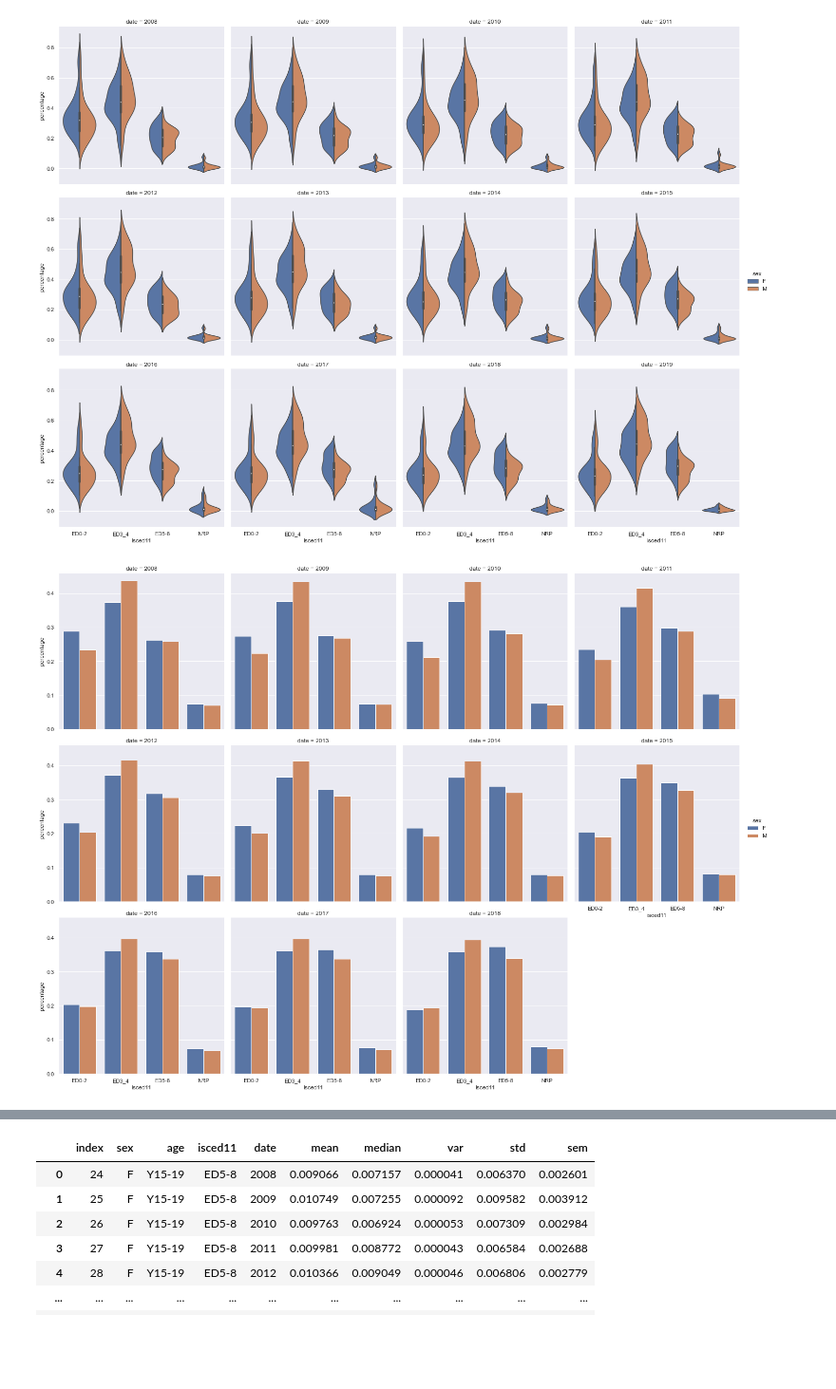
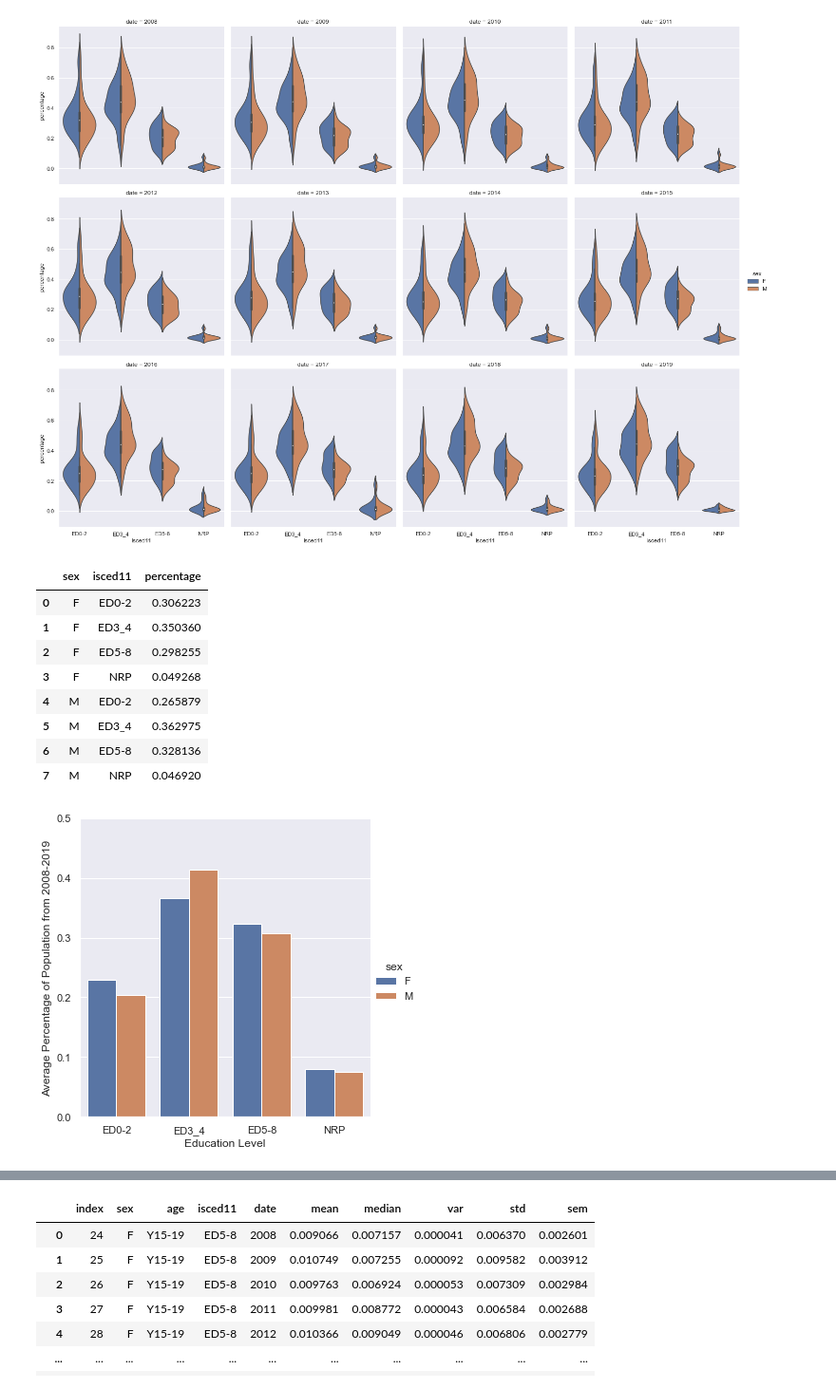
Before and after one commit to ywu223/Capstone1_Compsognathus, a Jupyter notebook: Project_1_LingLv.ipynb, the cells around one changed output, grey strips where cells are left out. Shown at 95% size. Saved outputs shown, nothing was run; the diff lists cells and outputs as text; code cells hidden in the pictures; blank space fills up the shorter version.

```diff
--- a/Project_1_LingLv.ipynb
+++ b/Project_1_LingLv.ipynb
@@ -299,15 +299,28 @@ age = 'Y15-74'
 
 EX_UK_df = clean_df[(clean_df['geography']==geography_diff) &
                 (clean_df['age']==age)]
-
+ave_EX_UK_df = EX_UK_df.groupby(['sex','isced11']).mean()['percentage'].reset_index()
 
 EX_LU_df = clean_df[(clean_df['geography']==geography_no_diff) &
                 (clean_df['age']==age)]
+ave_EX_LU_df = EX_LU_df.groupby(['sex','isced11']).mean()['percentage'].reset_index()
+# %% [output]
+|  | sex | isced11 | percentage |
+| 0 | F | ED0-2 | 0.306223 |
+| 1 | F | ED3_4 | 0.350360 |
+| 2 | F | ED5-8 | 0.298255 |
+| 3 | F | NRP | 0.049268 |
+| 4 | M | ED0-2 | 0.265879 |
+| 5 | M | ED3_4 | 0.362975 |
+| 6 | M | ED5-8 | 0.328136 |
+| 7 | M | NRP | 0.046920 |
 # %%
 # sample country UK
-sns.catplot(x='isced11', y='percentage',col='date', hue='sex', col_wrap=4, data=EX_UK_df, kind='bar', ci=None)
+ax_UK = sns.catplot(x='isced11', y='percentage', hue='sex', data=ave_EX_UK_df, kind='bar', ci=None)
+ax_UK.set(ylim=(0, 0.5))
+ax_UK.set(xlabel='Education Level', ylabel='Average Percentage of Population from 2008-2019')
 plt.savefig('education_UK.png')
 # %% [output]
-[figure, old version]
+[figure, new version]
 # %%
 # sample country LU
```
Also changed, not shown: parts of 7 cells of this notebook, 9 other files.
